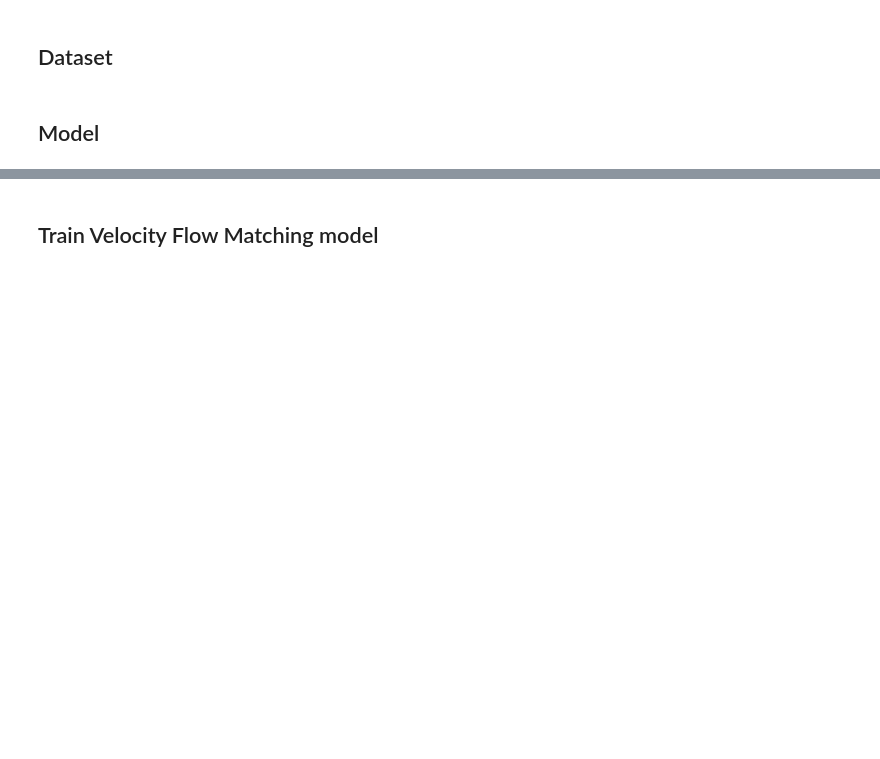
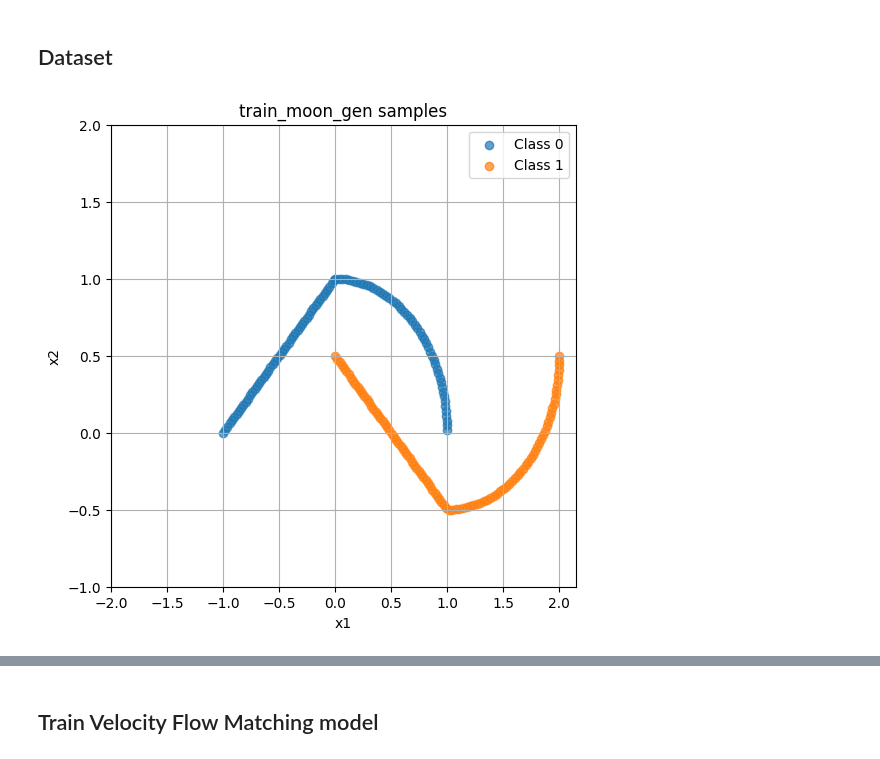
Before and after one commit to jkdxg8837/Diffusion_One, a Jupyter notebook: examples/2d_flow_matching_finetune.ipynb, the cells around one changed output, grey strips where cells are left out. Saved outputs shown, nothing was run; the diff lists cells and outputs as text; code cells hidden in the pictures; blank space fills up the shorter version.

Commit message:
evaluation metrics nll & visualization

```diff
--- a/examples/2d_flow_matching_finetune.ipynb
+++ b/examples/2d_flow_matching_finetune.ipynb
@@ -56,11 +58,6 @@ def inf_train_gen(batch_size: int = 200, device: str = "cpu"):
     data = 1.0 * torch.cat([x1[:, None], x2[:, None]], dim=1) / 0.45
 
     return data.float()
-def train_moon_gen(batch_size: int = 200, device: str = "cpu", is_pretrain: bool = False):
-    full_x, full_y = make_moons(n_samples=batch_size * 2, noise=0, random_state=42)
-    if is_pretrain:
-        return torch.tensor(full_x[:batch_size], dtype=torch.float32, device=device)
-    else:
-        return torch.tensor(full_x[full_y == 1][:batch_size], dtype=torch.float32, device=device)
+import numpy as np
+from flow_matching_utils import train_moon_gen
+from flow_matching_utils import reinit_lora
-# %% [markdown]
-## Model
@@ -178,0 +64,15 @@ def reinit_lora(model, gamma, named_grad):
+# %%
+x, y = train_moon_gen(batch_size=200, device=device, is_pretrain=False, mode="new")
+plt.figure(figsize=(6, 6))
+for label in [0, 1]:
+    plt.scatter(x[y == label, 0], x[y == label, 1], label=f'Class {label}', alpha=0.7)
+plt.xticks(np.arange(-2, 2.5, 0.5))
+plt.yticks(np.arange(-1, 2.5, 0.5))
+plt.xlabel('x1')
+plt.ylabel('x2')
+plt.title('train_moon_gen samples')
+plt.legend()
+plt.grid(True)
+plt.show()
+# %% [output]
+[figure, added]
```
Also changed, not shown: parts of 9 cells of this notebook, 3 other files.
